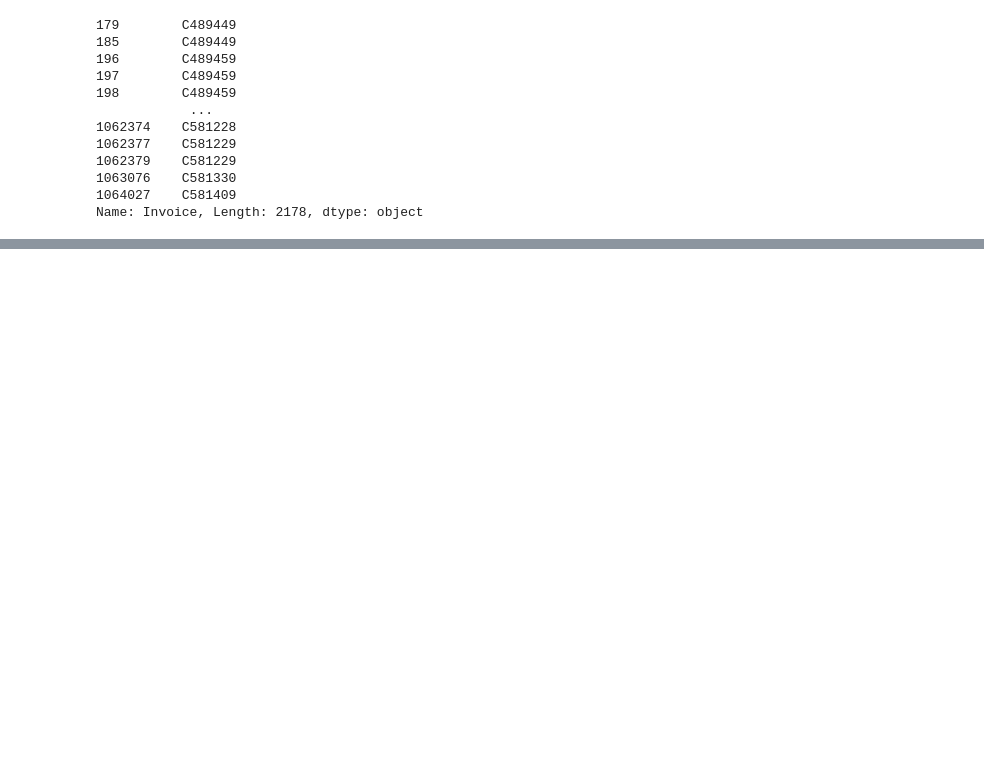
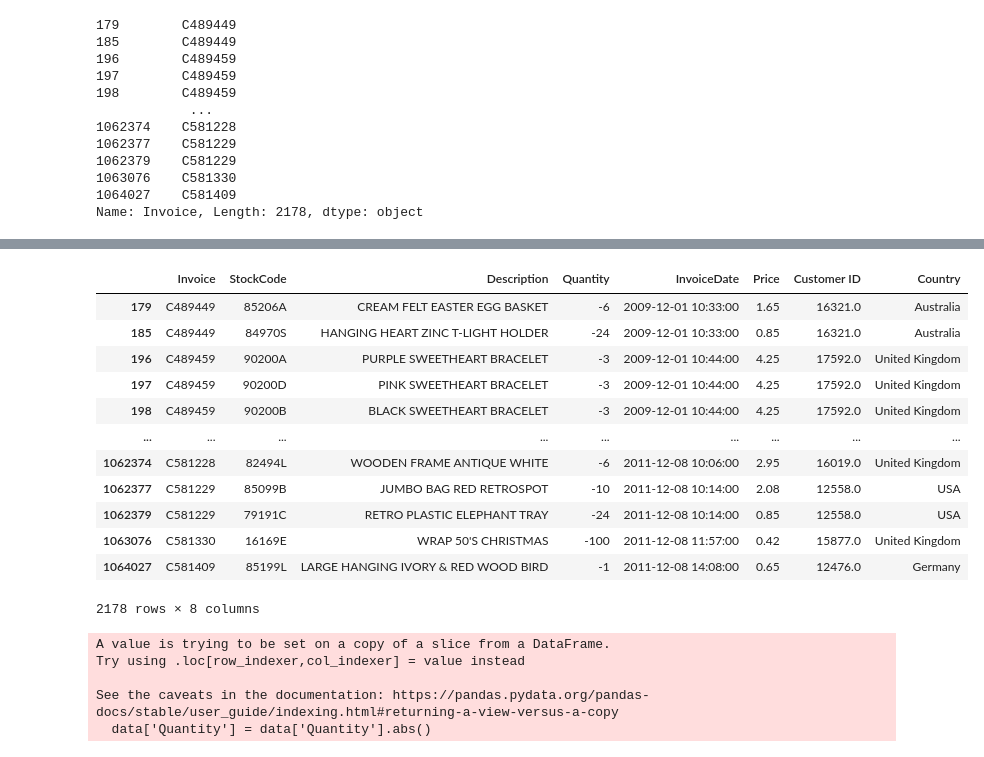
Before and after one commit to muhammadahsan2023/CA_2, a Jupyter notebook: Forecasting_project.ipynb, the cells around one changed output, grey strips where cells are left out. Saved outputs shown, nothing was run; the diff lists cells and outputs as text; code cells hidden in the pictures; blank space fills up the shorter version.

```diff
--- a/Forecasting_project.ipynb
+++ b/Forecasting_project.ipynb
@@ -254,0 +338,27 @@ data.shape
+# %%
+#Checking if Quantity is less than 0
+filt = (data['Quantity']<0)
+data.loc[filt]
+# %% [output]
+|  | Invoice | StockCode | Description | Quantity | InvoiceDate | Price | Customer ID | Country |
+| 179 | C489449 | 85206A | CREAM FELT EASTER EGG BASKET | -6 | 2009-12-01 10:33:00 | 1.65 | 16321.0 | Australia |
+| 185 | C489449 | 84970S | HANGING HEART ZINC T-LIGHT HOLDER | -24 | 2009-12-01 10:33:00 | 0.85 | 16321.0 | Australia |
+| 196 | C489459 | 90200A | PURPLE SWEETHEART BRACELET | -3 | 2009-12-01 10:44:00 | 4.25 | 17592.0 | United Kingdom |
+| 197 | C489459 | 90200D | PINK SWEETHEART BRACELET | -3 | 2009-12-01 10:44:00 | 4.25 | 17592.0 | United Kingdom |
+| 198 | C489459 | 90200B | BLACK SWEETHEART BRACELET | -3 | 2009-12-01 10:44:00 | 4.25 | 17592.0 | United Kingdom |
+| ... | ... | ... | ... | ... | ... | ... | ... | ... |
+| 1062374 | C581228 | 82494L | WOODEN FRAME ANTIQUE WHITE | -6 | 2011-12-08 10:06:00 | 2.95 | 16019.0 | United Kingdom |
+| 1062377 | C581229 | 85099B | JUMBO BAG RED RETROSPOT | -10 | 2011-12-08 10:14:00 | 2.08 | 12558.0 | USA |
+| 1062379 | C581229 | 79191C | RETRO PLASTIC ELEPHANT TRAY | -24 | 2011-12-08 10:14:00 | 0.85 | 12558.0 | USA |
+| 1063076 | C581330 | 16169E | WRAP 50'S CHRISTMAS | -100 | 2011-12-08 11:57:00 | 0.42 | 15877.0 | United Kingdom |
+| 1064027 | C581409 | 85199L | LARGE HANGING IVORY & RED WOOD BIRD | -1 | 2011-12-08 14:08:00 | 0.65 | 12476.0 | Germany |
+2178 rows × 8 columns
+# %%
+# Make all quantity values non-negative by taking absolute values because they seems like useful not outliers
+data['Quantity'] = data['Quantity'].abs()
+# %% [output]
+A value is trying to be set on a copy of a slice from a DataFrame.
+Try using .loc[row_indexer,col_indexer] = value instead
+
+See the caveats in the documentation: https://pandas.pydata.org/pandas-docs/stable/user_guide/indexing.html#returning-a-view-versus-a-copy
+  data['Quantity'] = data['Quantity'].abs()
```
Also changed, not shown: parts of 27 cells of this notebook.
